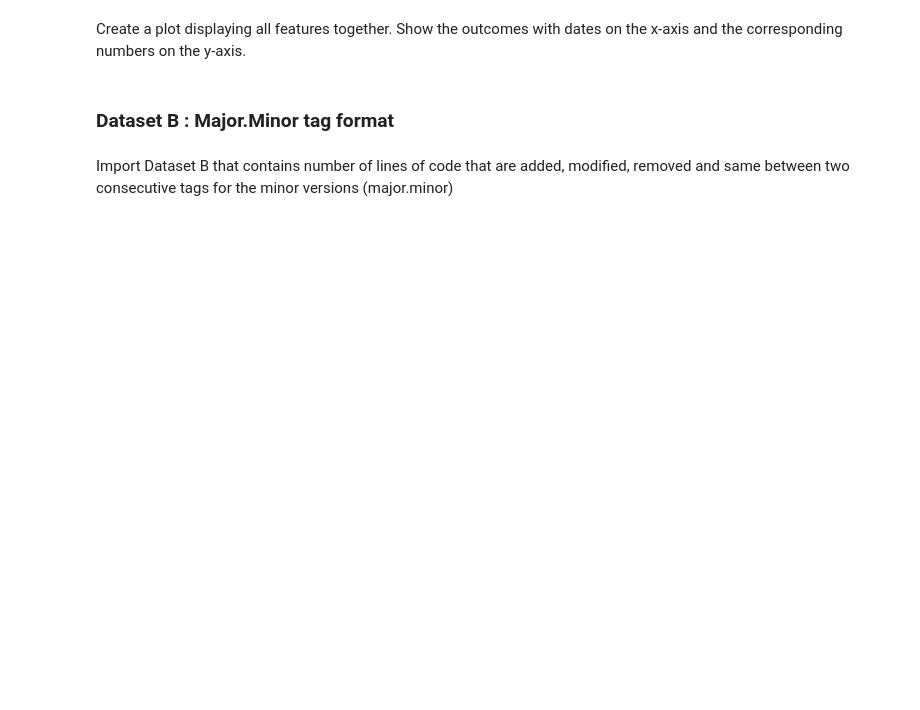
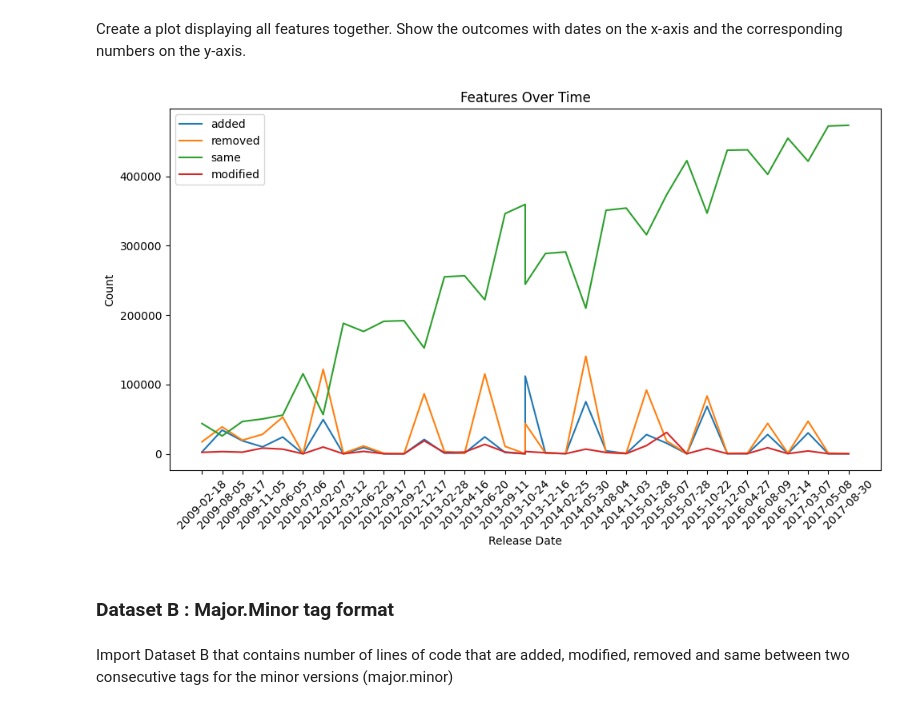
Before and after one commit to ThomasBernard28/Software-Evolution-Practical-Lehmans-Laws, a Jupyter notebook: LawsSoftEvol_CodeCounting.ipynb, the cells around one changed output. Saved outputs shown, nothing was run; the diff lists cells and outputs as text; code cells hidden in the pictures; blank space fills up the shorter version.

```diff
--- a/LawsSoftEvol_CodeCounting.ipynb
+++ b/LawsSoftEvol_CodeCounting.ipynb
@@ -325,3 +459,5 @@ Exclude all comment lines and verify if the Law of Increasing Growth applies aft
 Import Dataset A that contains number of lines of code that are added, modified, removed and same between two consecutive tags for the three component versions (major.minor.patch)
 # %%
 # WRITE YOUR CODE HERE
+dataset_a = pd.read_csv('data/LawContinuingChangeDatasetA.csv')
+print(dataset_a)
@@ -329,6 +483,28 @@ Import Dataset A that contains number of lines of code that are added, modified,
 Create a plot displaying all features together. Show the outcomes with dates on the x-axis and the corresponding numbers on the y-axis.
 # %%
 # WRITE YOUR CODE HERE
+plt.figure(figsize=(10, 6))
+
+plt.plot(dataset_a['date'], dataset_a['added'], label='added')
+
+plt.plot(dataset_a['date'], dataset_a['removed'], label='removed')
+
+plt.plot(dataset_a['date'], dataset_a['same'], label='same')
+
+plt.plot(dataset_a['date'], dataset_a['modified'], label='modified')
+
+plt.xlabel('Release Date')
+plt.ylabel('Count')
+plt.title('Features Over Time')
+
+plt.xticks(rotation=45)
+
+plt.legend()
+
+plt.tight_layout()
+plt.show()
+# %% [output]
+[figure, added]
 # %% [markdown]
 ### Dataset B : Major.Minor tag format
 # %% [markdown]
```
Also changed, not shown: parts of 17 cells of this notebook.
